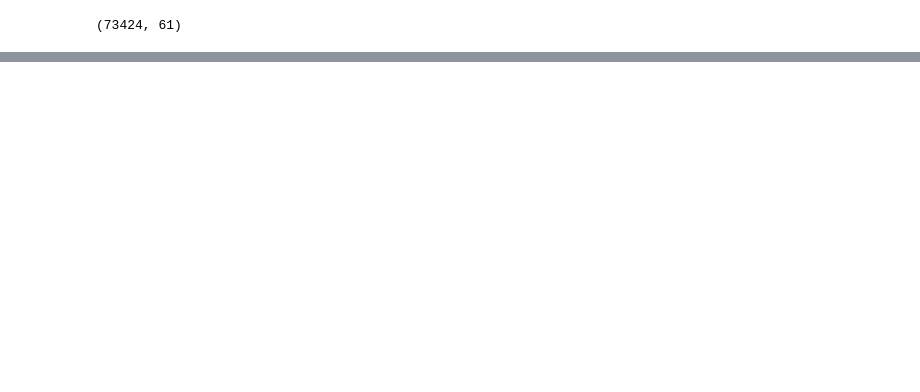
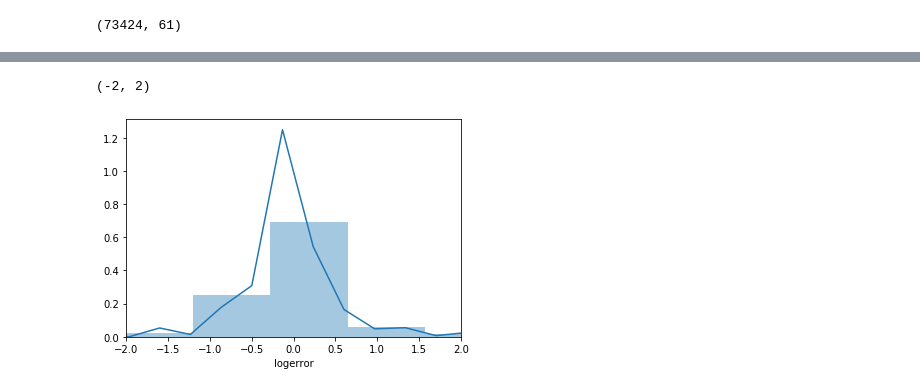
Before and after one commit to LambDom/Zillow-logerror, a Jupyter notebook: testing.ipynb, the cells around one changed output, grey strips where cells are left out. Cells and saved outputs as stored; diff of their text form; code cells hidden in the pictures; blank space fills up the shorter version.

```diff
--- a/testing.ipynb
+++ b/testing.ipynb
@@ -74,0 +101,6 @@ lat_long
+# %%
+sns.distplot(rich_houses.logerror)
+plt.xlim(-2,2)
+# %% [output]
+(-2, 2)
+[figure, added]
```
Also changed, not shown: parts of 25 cells of this notebook, 2 other files.
